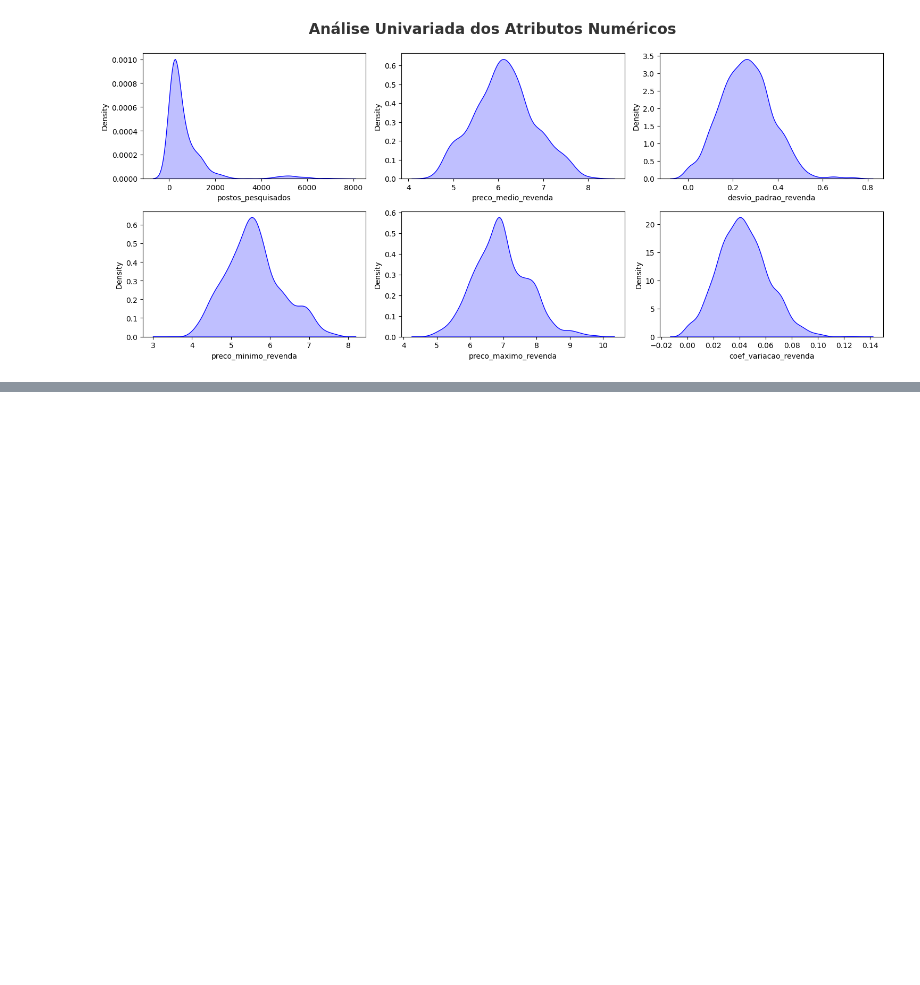
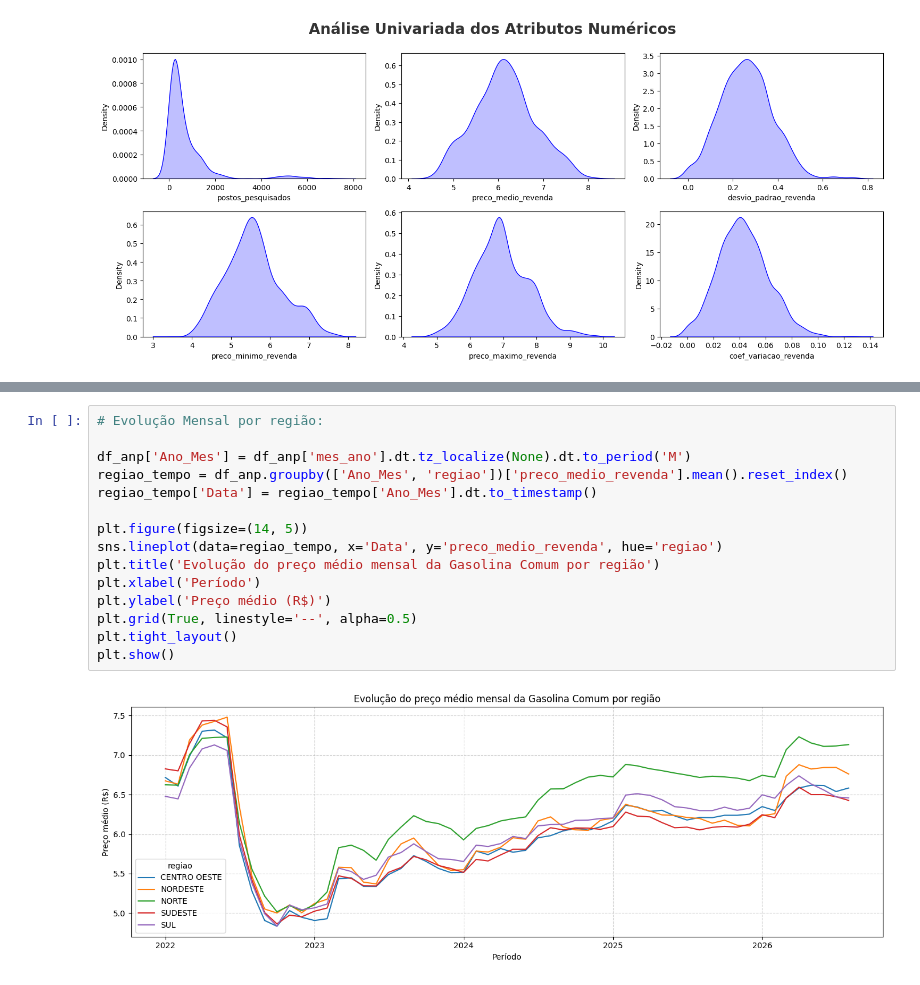
Before and after one commit to vitorjensen/Python_para_Analise_de_Dados, a Jupyter notebook: Projetos/Análise Exploratória de Combustível/Análise_Exploratória_de_Combustível.ipynb, the cells around one changed output, grey strips where cells are left out. Cells and saved outputs as stored; diff of their text form; blank space fills up the shorter version.

```diff
--- a/Projetos/Análise Exploratória de Combustível/Análise_Exploratória_de_Combustível.ipynb
+++ b/Projetos/Análise Exploratória de Combustível/Análise_Exploratória_de_Combustível.ipynb
@@ -634,0 +669,17 @@ for i in range(len(colunas_numericas)):
+# %%
+# Evolução Mensal por região:
+
+df_anp['Ano_Mes'] = df_anp['mes_ano'].dt.tz_localize(None).dt.to_period('M')
+regiao_tempo = df_anp.groupby(['Ano_Mes', 'regiao'])['preco_medio_revenda'].mean().reset_index()
+regiao_tempo['Data'] = regiao_tempo['Ano_Mes'].dt.to_timestamp()
+
+plt.figure(figsize=(14, 5))
+sns.lineplot(data=regiao_tempo, x='Data', y='preco_medio_revenda', hue='regiao')
+plt.title('Evolução do preço médio mensal da Gasolina Comum por região')
+plt.xlabel('Período')
+plt.ylabel('Preço médio (R$)')
+plt.grid(True, linestyle='--', alpha=0.5)
+plt.tight_layout()
+plt.show()
+# %% [output]
+[figure, added]
```
Also changed, not shown: parts of 11 cells of this notebook.
